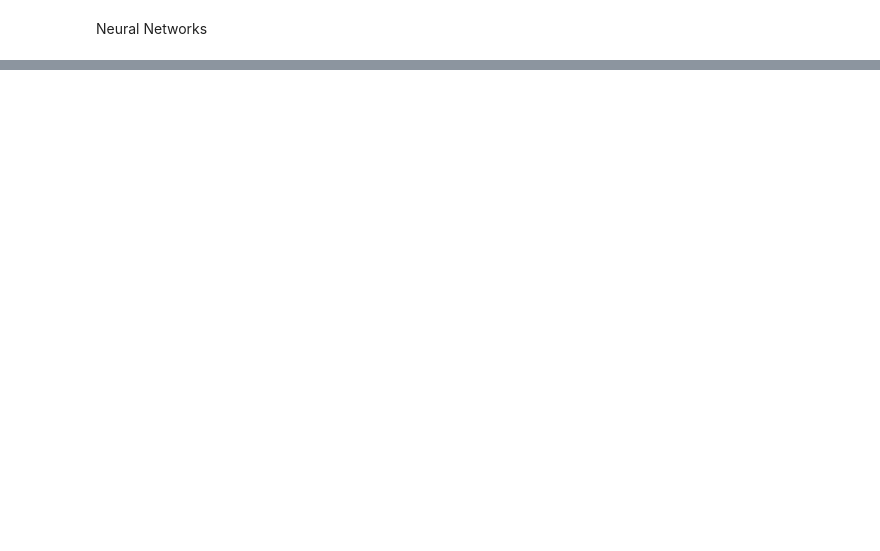
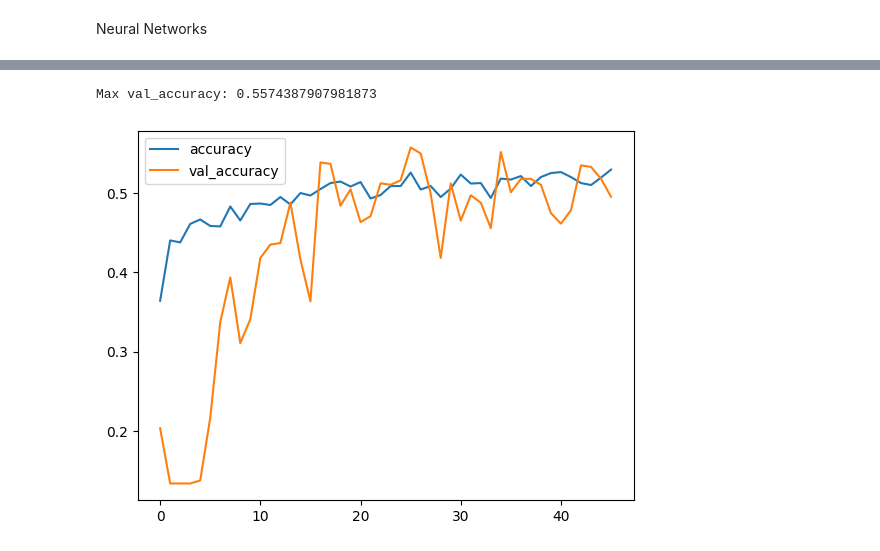
Before and after one commit to it21053528/Fiverr-Freelancing, a Jupyter notebook: Nimendrak/Optimizer_model.ipynb, the cells around one changed output, grey strips where cells are left out. Saved outputs shown, nothing was run; the diff lists cells and outputs as text; code cells hidden in the pictures; blank space fills up the shorter version.

```diff
--- a/Nimendrak/model.ipynb
+++ b/Nimendrak/Optimizer_model.ipynb
@@ -301,0 +324,9 @@ Test accuracy: 0.1280602663755417
+# %%
+# convert the training history to a dataframe
+history_df = pd.DataFrame(history.history)
+# use Pandas native plot method
+history_df.loc[:, ['accuracy', 'val_accuracy']].plot()
+print("Max val_accuracy: {}".format(history_df['val_accuracy'].max()))
+# %% [output]
+Max val_accuracy: 0.5574387907981873
+[figure, added]
```
Also changed, not shown: parts of 11 cells of this notebook.
